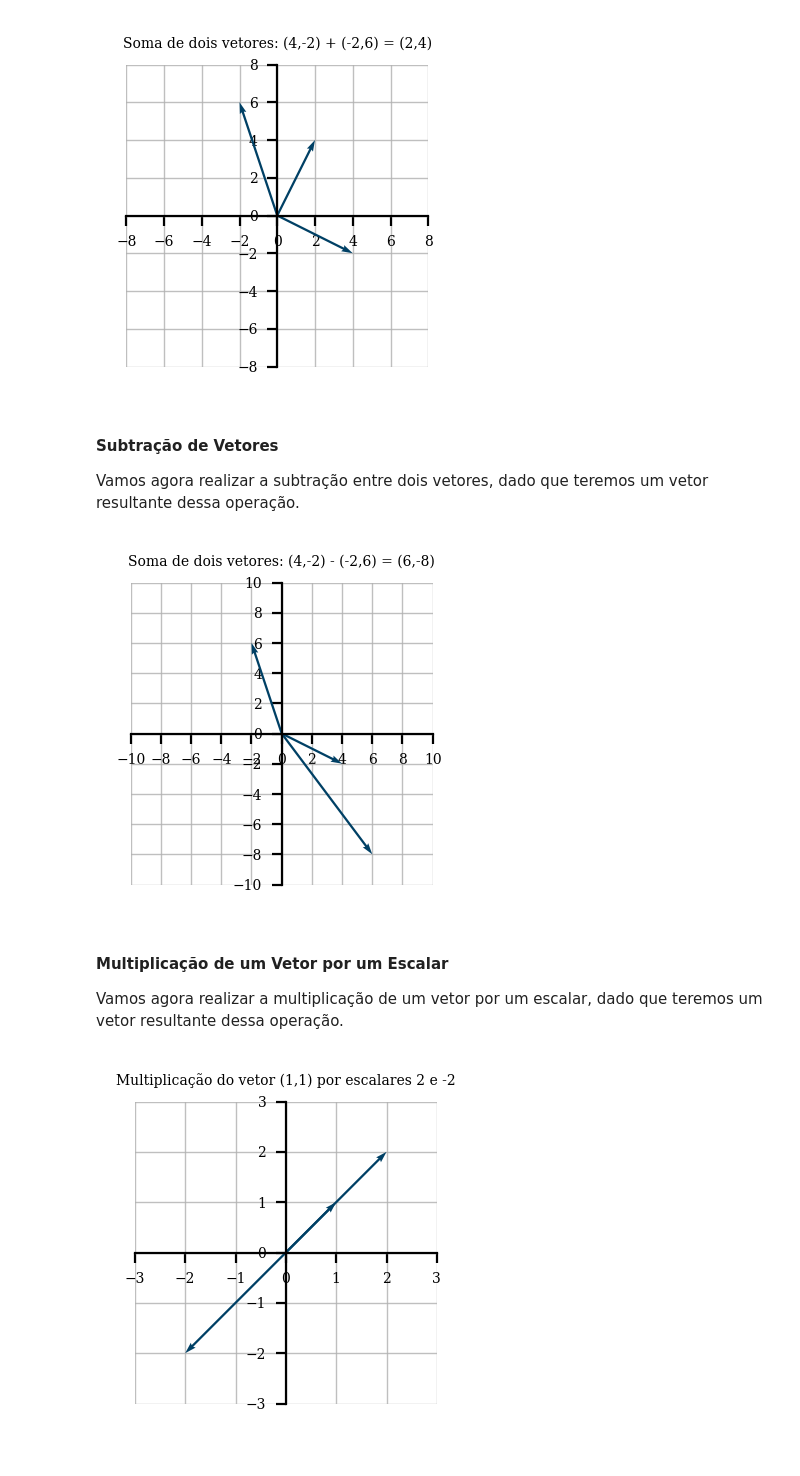
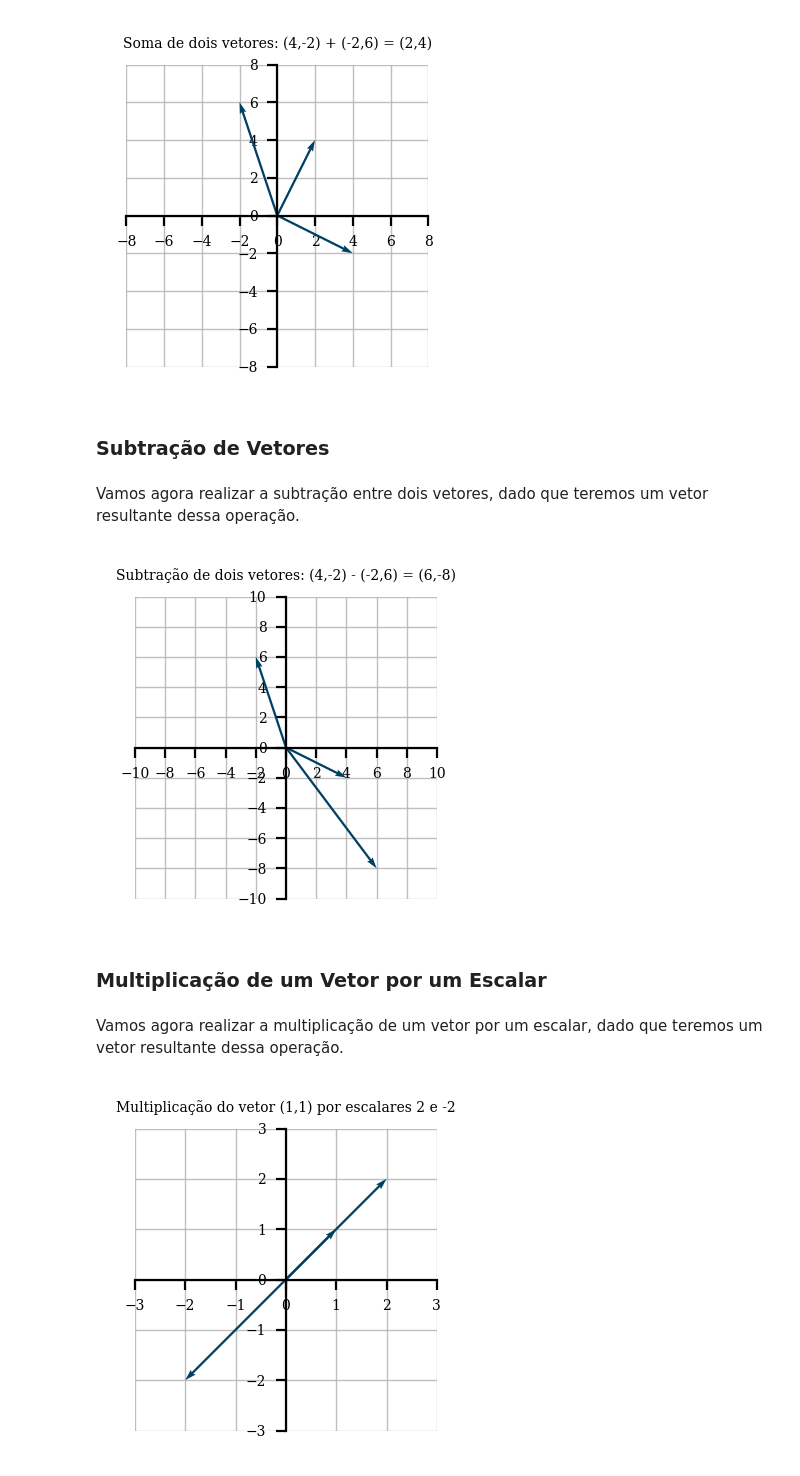
Before and after one commit to Alyssonmach/Algebra-Linear-com-Python, a Jupyter notebook: Conteúdo J - Transformações Lineares/prog10_TransformacoesLineares.ipynb, the cells around one changed output. Saved outputs shown, nothing was run; the diff lists cells and outputs as text; code cells hidden in the pictures.

```diff
--- a/Conteúdo J - Transformações Lineares/prog10_TransformacoesLineares.ipynb
+++ b/Conteúdo J - Transformações Lineares/prog10_TransformacoesLineares.ipynb
@@ -568,22 +56,29 @@ pyplot.title("Soma de dois vetores: (4,-2) + (-2,6) = (2,4)"); # título do grá
 # %% [output]
 [figure]
+# %% [markdown]
+### Subtração de Vetores
 # %% [markdown]
-#### Subtração de Vetores
 Vamos agora realizar a subtração entre dois vetores, dado que teremos um vetor resultante dessa operação.
 # %%
 # subtração de vetores
-vetorA = numpy.array((4,-2)) # primeiro vetor
-vetorB = numpy.array((-2,6)) # segundo vetor
+
+# primeiro vetor
+vetorA = numpy.array((4,-2))
+# segundo vetor
+vetorB = numpy.array((-2,6))
 
 # uma lista de vetores = vetorA, vetorB e a subtração vetorA - vetorB
 vetores = [vetorA, vetorB, vetorA - vetorB]
 
-plot_vector(vetores) # plota na tela o grafico dos vetores definidos
-pyplot.title("Soma de dois vetores: (4,-2) - (-2,6) = (6,-8)"); # título do gráfico
+# plota na tela o grafico dos vetores definidos
+plot_vector(vetores)
+# título do gráfico
+pyplot.title("Subtração de dois vetores: (4,-2) - (-2,6) = (6,-8)");
 # %% [output]
-[figure, old version]
+[figure, new version]
+# %% [markdown]
+### Multiplicação de um Vetor por um Escalar
 # %% [markdown]
-#### Multiplicação de um Vetor por um Escalar
 Vamos agora realizar a multiplicação de um vetor por um escalar, dado que teremos um vetor resultante dessa operação.
 # %%
 # multiplicação de um vetor por um escalar
```
Also changed, not shown: parts of 54 cells of this notebook.
